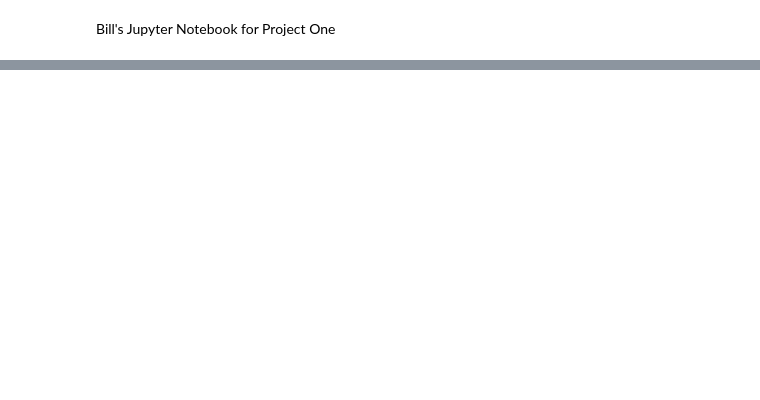
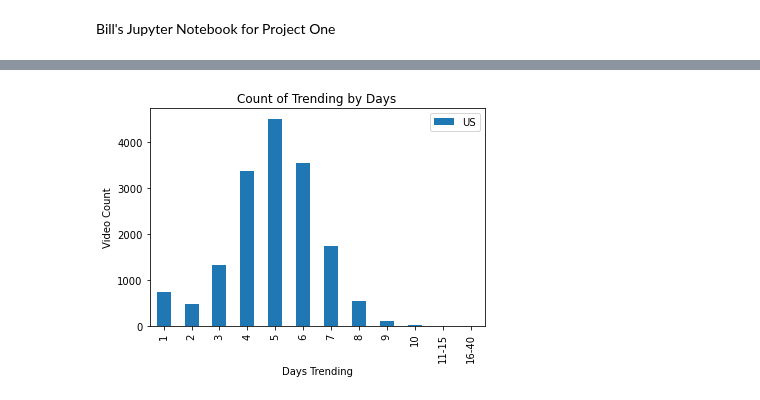
Before and after one commit to wpj174/project-one, a Jupyter notebook: Bill.ipynb, the cells around one changed output, grey strips where cells are left out. Saved outputs shown, nothing was run; the diff lists cells and outputs as text; code cells hidden in the pictures; blank space fills up the shorter version.

```diff
--- a/Bill.ipynb
+++ b/Bill.ipynb
@@ -167,0 +187,21 @@ yt_data_df.loc[yt_data_df['video_id'] == '2Zcz3Z0baVE']
+# %%
+# Bar plot for United States
+
+plt.rcParams['figure.figsize'] = [6, 4]
+
+US_days_bins = pd.cut(US_days['counts'], bins)
+US_ax = US_days_bins.value_counts().sort_index()
+US_ax = US_ax.plot.bar(label = 'US')
+
+US_ax.set_title('Count of Trending by Days')
+US_ax.set_xlabel('Days Trending')
+US_ax.set_ylabel('Video Count')
+US_ax.set_xticks(x)
+US_ax.set_xticklabels(labels)
+US_ax.legend()
+
+plt.savefig('US_trend_days.png')
+
+plt.show()
+# %% [output]
+[figure, added]
```
Also changed, not shown: parts of 28 cells of this notebook, 33 other files.
